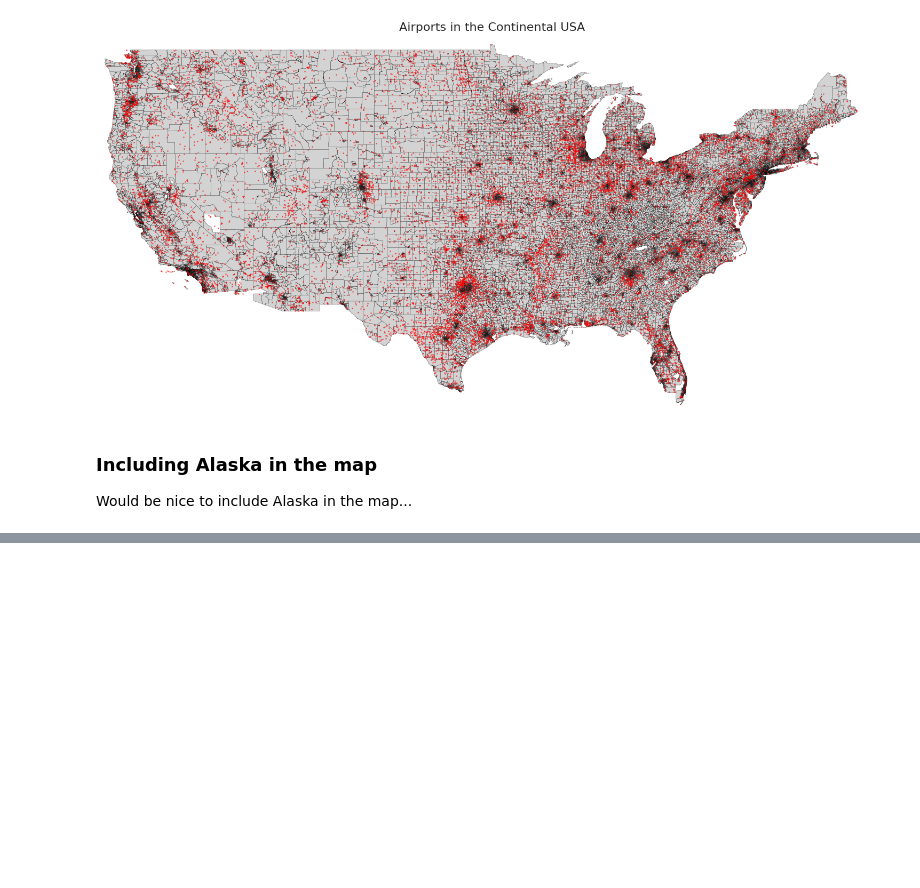
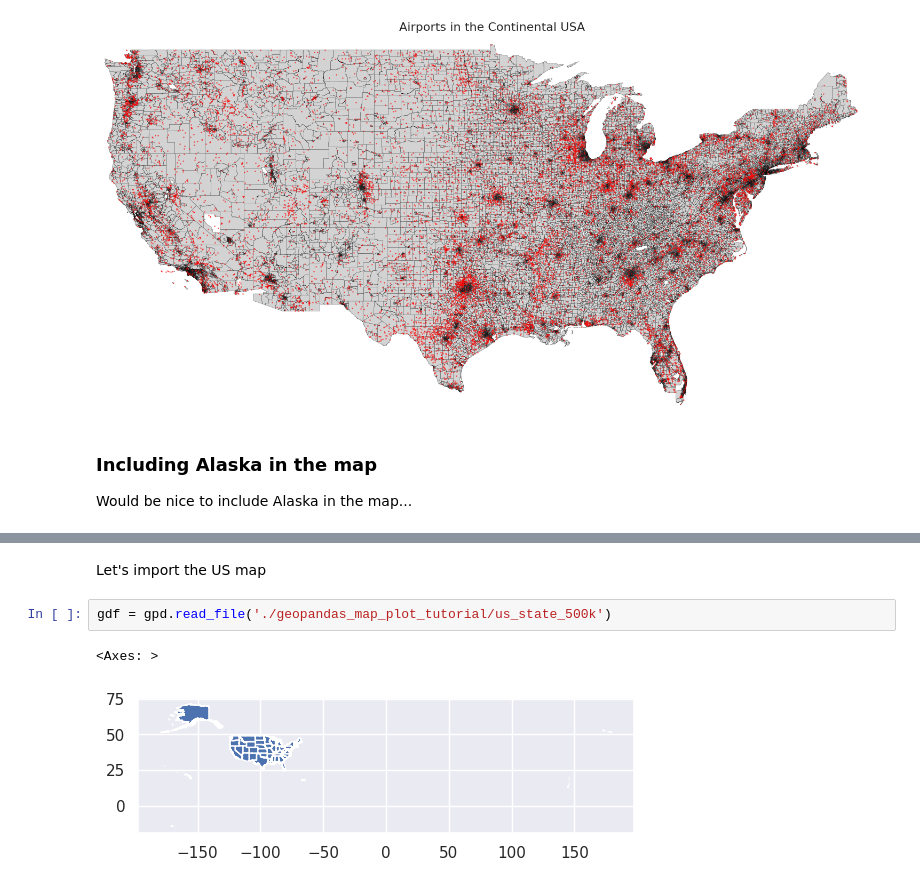
Before and after one commit to fernandowolff/worldwide-airports-dataset-analysis, a Jupyter notebook: worldwide-airports-analysis.ipynb, the cells around one changed output, grey strips where cells are left out. Saved outputs shown, nothing was run; the diff lists cells and outputs as text; blank space fills up the shorter version.

Commit message:
starting to plot usa airports using a better method

```diff
--- a/worldwide-airports-analysis.ipynb
+++ b/worldwide-airports-analysis.ipynb
@@ -562,0 +587,7 @@ Would be nice to include Alaska in the map...
+# %% [markdown]
+Let's import the US map
+# %%
+gdf = gpd.read_file('./geopandas_map_plot_tutorial/us_state_500k')
+# %% [output]
+<Axes: >
+[figure, added]
```
Also changed, not shown: parts of 11 cells of this notebook.
